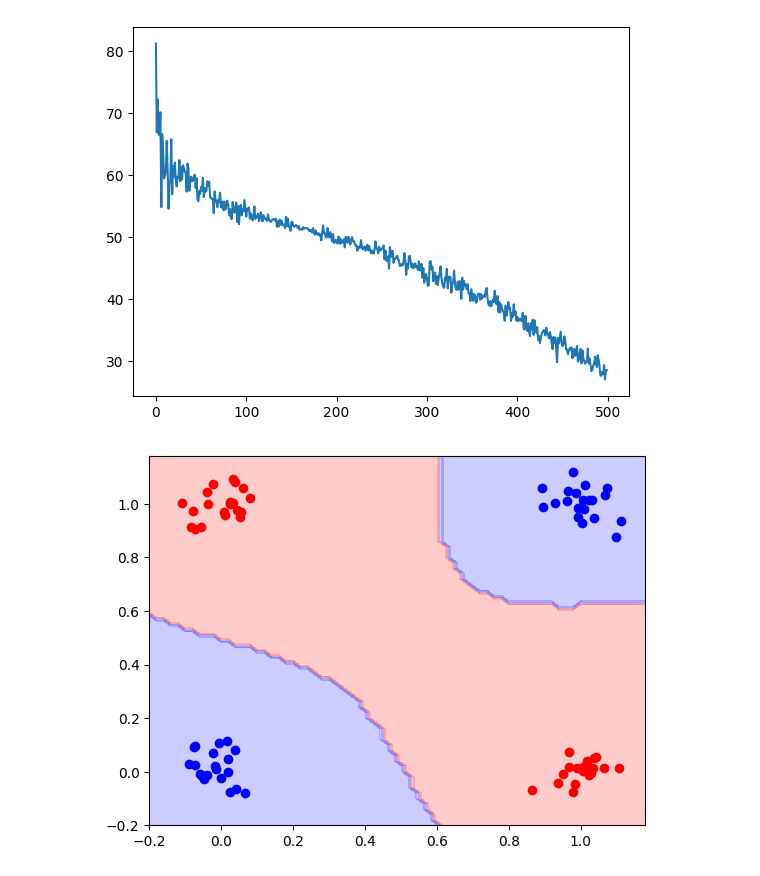
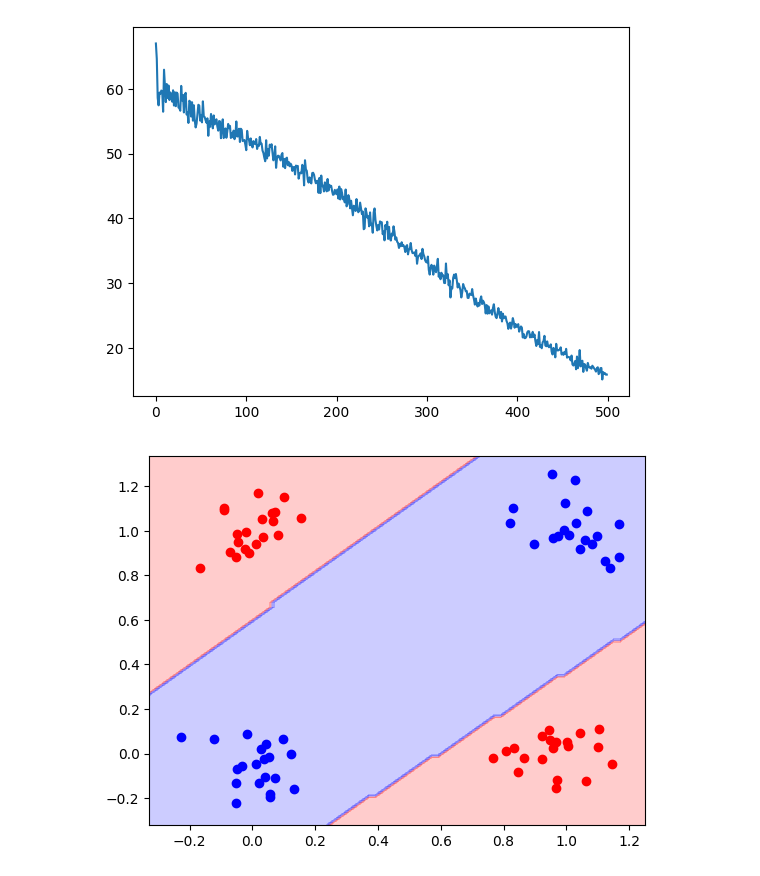
Before and after one commit to deguc/datascience, a Jupyter notebook: MLP.ipynb, the cells around one changed output. Cells and saved outputs as stored; diff of their text form; code cells hidden in the pictures.

```diff
--- a/MLP.ipynb
+++ b/MLP.ipynb
@@ -38,7 +38,7 @@ def plot(X,y,c=['red','blue','green','orange']):
   for k in range(n+1):
     plt.scatter(X[y==k,0],X[y==k,1],c=c[k]);
 
-def decision_regions(x,y,model):
+def decision_regions(x,y,model,resolution=0.02):
 
   #平面を分割する。
 
@@ -47,8 +47,11 @@ def decision_regions(x,y,model):
   cmap=ListedColormap(colors[:len(np.unique(y))])
 
   #グリッドの作成
-  x1=np.arange(-0.2,1.2,0.02)   #横軸
-  x2=np.arange(-0.2,1.2,0.02)   #縦軸
+  mg=0.1 #マージン
+  x1_min,x1_max=X[:,0].min()-mg,x[:,0].max()+mg
+  x2_min,x2_max=X[:,1].min()-mg,x[:,1].max()+mg
+  x1=np.arange(x1_min,x1_max,resolution)   #横軸
+  x2=np.arange(x2_min,x2_max,resolution)   #縦軸
   xx1,xx2=np.meshgrid(x1,x2)    #メッシュ
   z=np.array([xx1.ravel(),xx2.ravel()]).T   #座標点の作成
 
@@ -159,33 +162,33 @@ class Twin: #２層で構成されたニューロネットワーク
   def fit(self,X,t,batch_size=40,epochs=1000):  #学習
     t=onehot(t)
     self.loss=[]
     train_size=X.shape[0]  #データ数
     iter=int(max(train_size/batch_size,1))
     for __ in range(epochs):
       l=0  #損失関数
       for __ in range(iter):
         mask=np.random.choice(train_size,batch_size)
         l+=self.step(X[mask],t[mask])
       self.loss.append(l)
 
   def predict(self,X):  #予測
     y=self.forward(X)
     return np.argmax(y,axis=1)
 
   def history(self): #学習状況を描写
     plt.plot(self.loss)
     plt.show()
 
 
 
 
-X,y=MakeData(y=[1,0,0,1],N=20,scale=0.05) #学習用のデータの準備
+X,y=MakeData(y=[1,0,0,1],N=20,scale=0.1) #学習用のデータの準備
 input_dim=X.shape[1]
 output_dim=np.max(y)+1
 model=Twin(input_dim,5,output_dim)
 model.fit(X,y,epochs=500)
 model.history()
 decision_regions(X,y,model)
 # %% [output]
-[figure, old version]
+[figure, new version]
-[figure, old version]
+[figure, new version]
```
